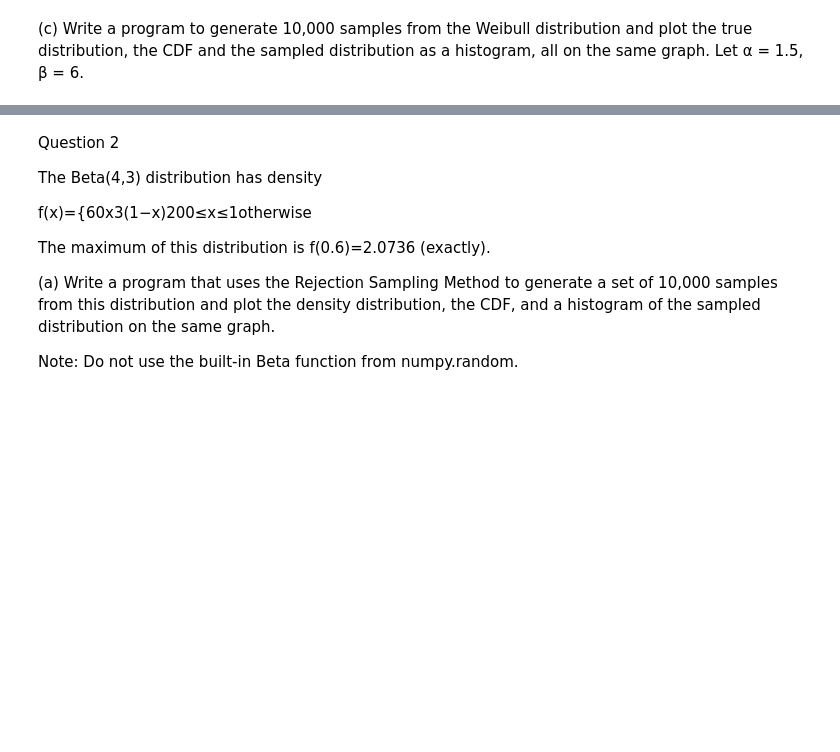
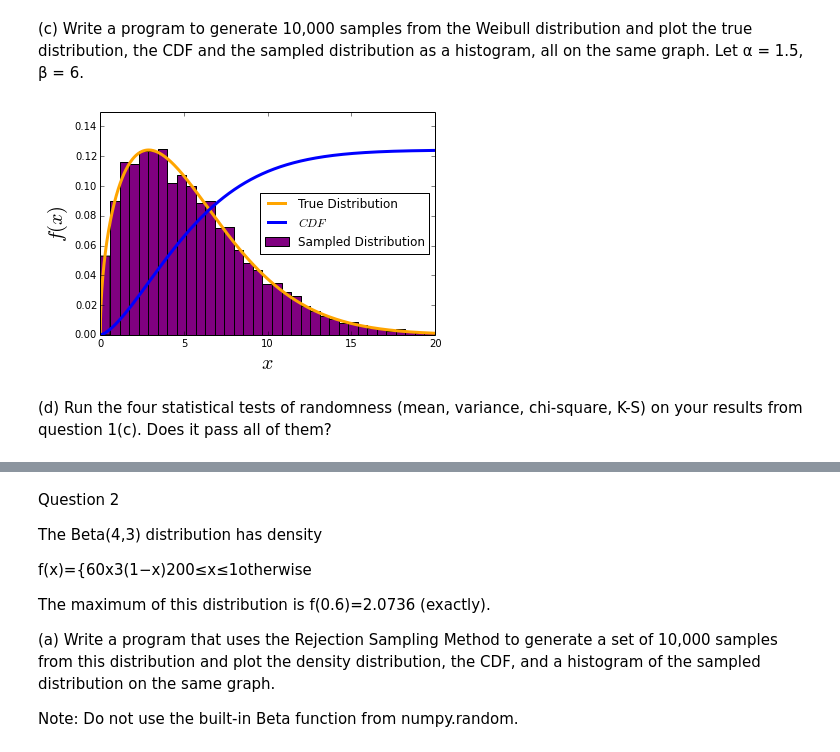
Before and after one commit to jpizagui/PHYS202-S14, a Jupyter notebook: SciPy/RandomAndMCExercises.ipynb, the cells around one changed output, grey strips where cells are left out. Saved outputs shown, nothing was run; the diff lists cells and outputs as text; code cells hidden in the pictures; blank space fills up the shorter version.

```diff
--- a/SciPy/RandomAndMCExercises.ipynb
+++ b/SciPy/RandomAndMCExercises.ipynb
@@ -45,0 +41,22 @@ f = lambda x: alpha * Beta**-alpha*x**(alpha-1)*exp(-(x/Beta)**alpha)
+# %%
+CDF = lambda x: 1-exp(-Beta**(-alpha)*x**alpha)
+CDFInverse = lambda x: Beta*((-log(1-x))**(1./alpha))
+f = lambda x: alpha * Beta**-alpha*x**(alpha-1)*exp(-(x/Beta)**alpha)
+
+N = 10000
+z = numpy.random.random_sample(N)
+xsamples = CDFInverse(z)
+
+plt.hist(xsamples, 50, normed=True, label="Sampled Distribution",color="purple")
+plt.plot(x, f(x), label="True Distribution", lw=3, color='orange')
+plt.xlabel(r"$x$",fontsize = 20)
+plt.ylabel(r'$f(x)$',fontsize=20)
+plt.xlim(0,20)
+plt.ylim(0,.15)
+plt.plot(x, CDF(x)*max(f(x)),label=r'$CDF$',linewidth=3)
+plt.legend(loc='best')
+plt.show()
+# %% [output]
+[figure, added]
+# %% [markdown]
+(d) Run the four statistical tests of randomness (mean, variance, chi-square, K-S) on your results from question 1(c). Does it pass all of them?
```
Also changed, not shown: parts of 18 cells of this notebook.
